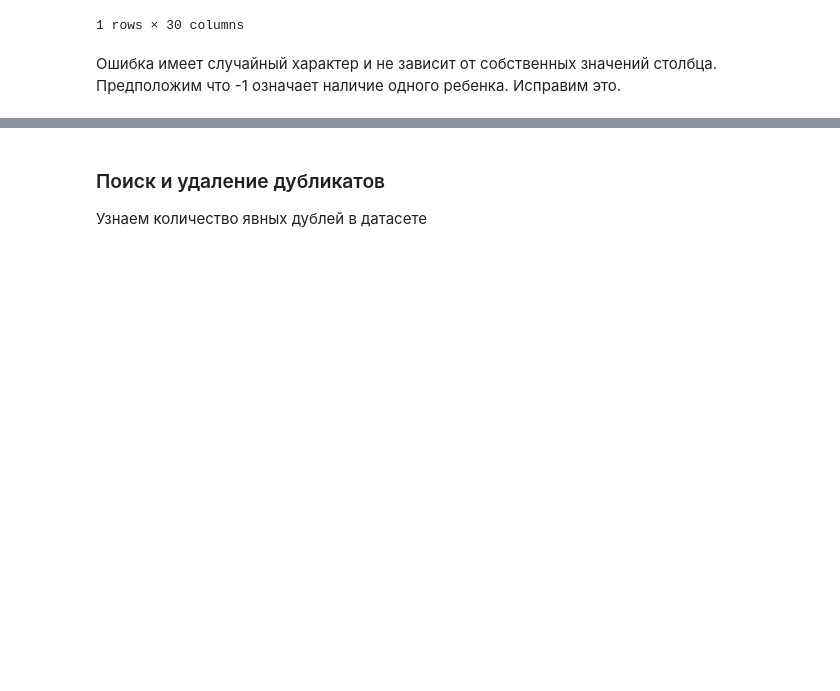
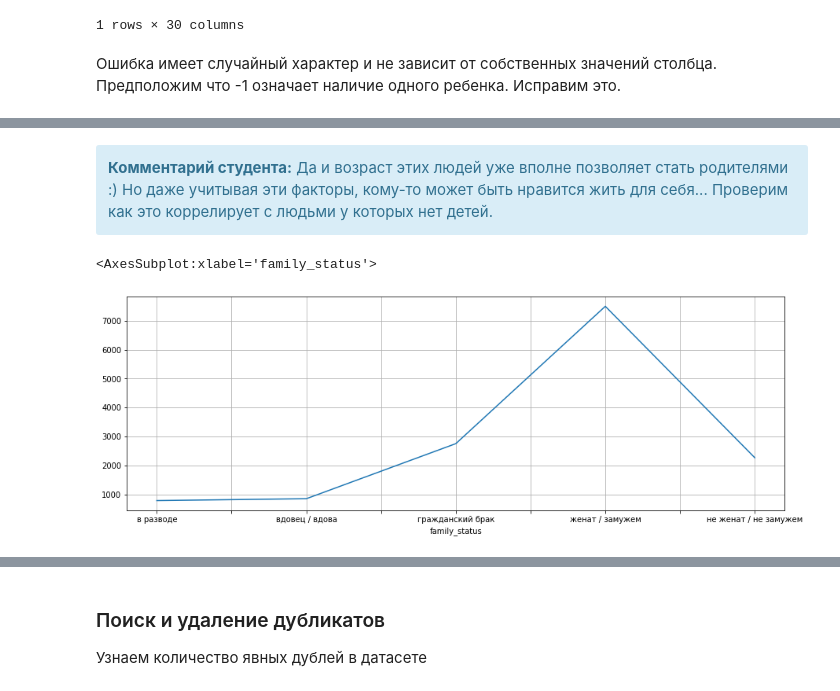
Before and after one commit to versus666jzx/practicum_ds, a Jupyter notebook: module_2/notebooks/credit_scoring.ipynb, the cells around one changed output, grey strips where cells are left out. Drawn from its saved outputs; the diff is of its cells as text; code cells hidden in the pictures; blank space fills up the shorter version.

```diff
--- a/module_2/notebooks/credit_scoring.ipynb
+++ b/module_2/notebooks/credit_scoring.ipynb
@@ -476,0 +538,10 @@ Name: children, dtype: float64
+# %% [markdown]
+<div class="alert alert-info"> <b>Комментарий студента:</b>
+Да и возраст этих людей уже вполне позволяет стать родителями :) Но даже учитывая эти факторы, кому-то может быть нравится жить для себя... Проверим как это коррелирует с людьми у которых нет детей.
+</div>
+# %%
+# сеймейное положение людей, у которых в данных указано количество детей 1
+display(data.query("children == 0").groupby('family_status')['children'].count().plot(figsize=(15, 5), grid=True))
+# %% [output]
+<AxesSubplot:xlabel='family_status'>
+[figure, added]
```
Also changed, not shown: parts of 42 cells of this notebook.
